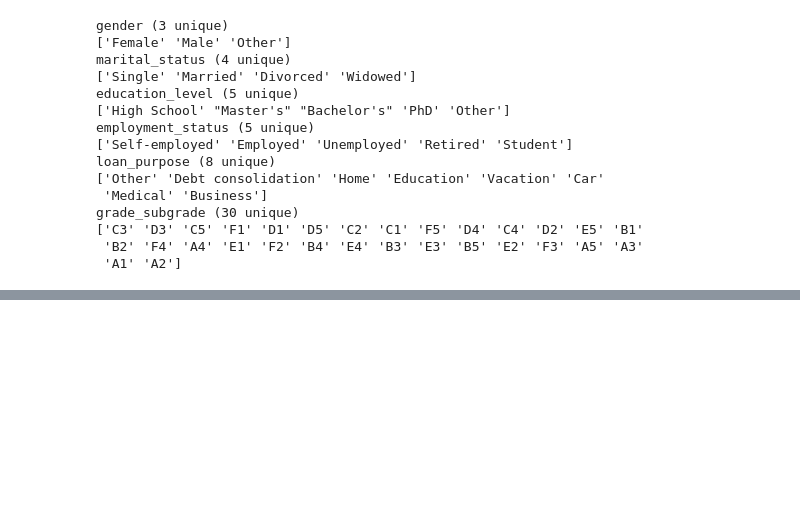
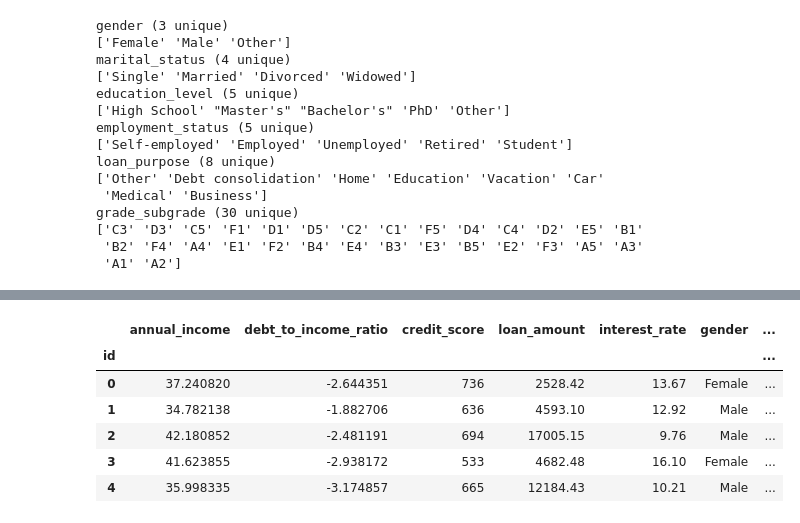
Before and after one commit to cod3astro/kaggle_ML_competition, a Jupyter notebook: loan_payback.ipynb, the cells around one changed output, grey strips where cells are left out. Saved outputs shown, nothing was run; the diff lists cells and outputs as text; code cells hidden in the pictures; blank space fills up the shorter version.

```diff
--- a/loan_payback.ipynb
+++ b/loan_payback.ipynb
@@ -704,0 +207,14 @@ Fitting 3 folds for each of 20 candidates, totalling 60 fits
+# %%
+X = df.drop(columns=['loan_paid_back', 'marital_status'])
+y_unflipped = df['loan_paid_back']
+y = y_unflipped.map({1: 0, 0: 1})
+# %%
+X.head()
+# %% [output]
+|  | annual_income | debt_to_income_ratio | credit_score | loan_amount | interest_rate | gender | ... |
+| id |  |  |  |  |  |  | ... |
+| 0 | 37.240820 | -2.644351 | 736 | 2528.42 | 13.67 | Female | ... |
+| 1 | 34.782138 | -1.882706 | 636 | 4593.10 | 12.92 | Male | ... |
+| 2 | 42.180852 | -2.481191 | 694 | 17005.15 | 9.76 | Male | ... |
+| 3 | 41.623855 | -2.938172 | 533 | 4682.48 | 16.10 | Female | ... |
+| 4 | 35.998335 | -3.174857 | 665 | 12184.43 | 10.21 | Male | ... |
```
Also changed, not shown: parts of 51 cells of this notebook.
